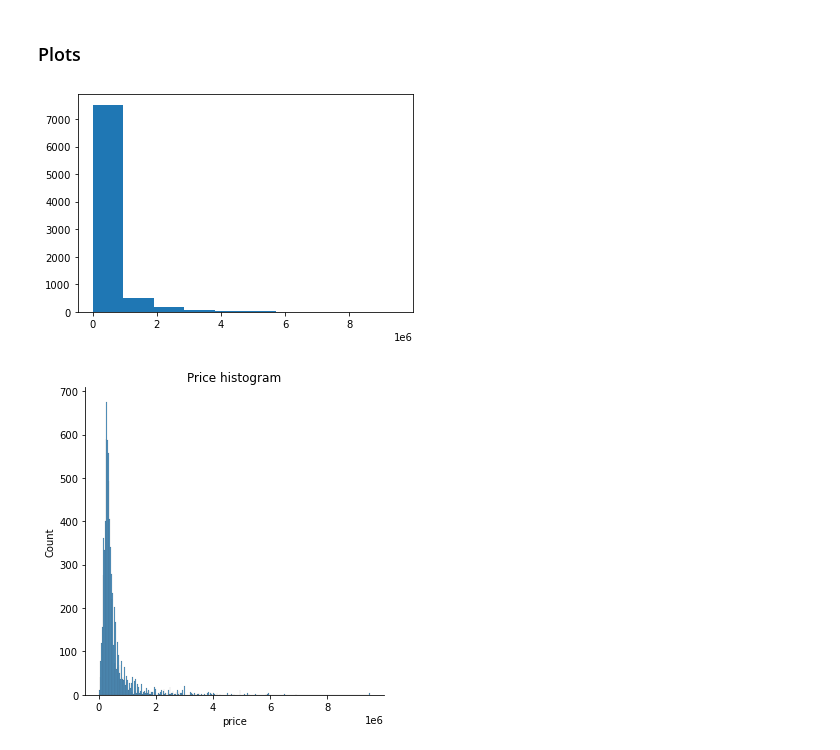
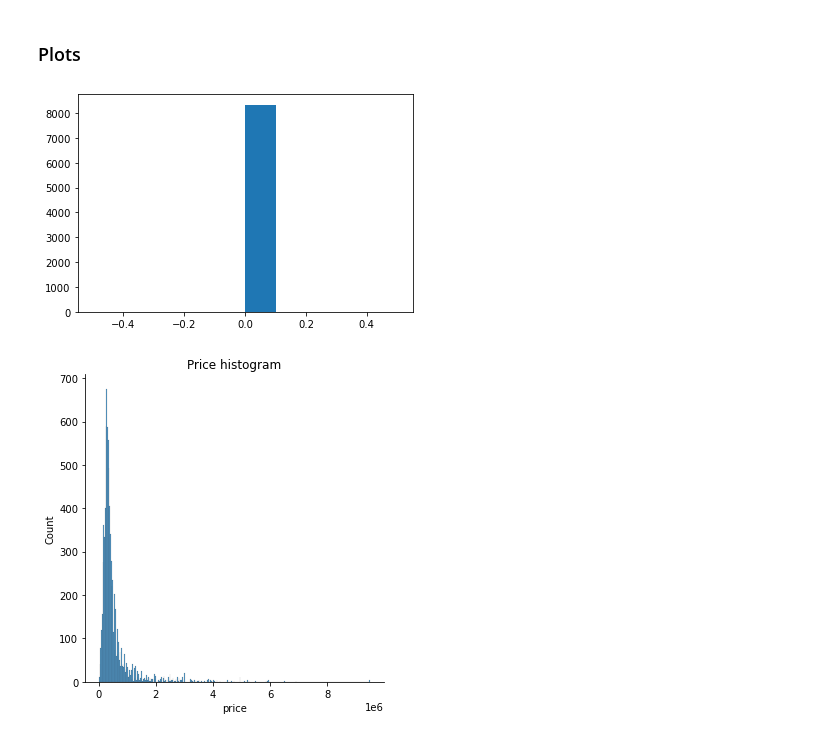
Before and after one commit to mdifils/challenge-data-analysis, a Jupyter notebook: cleaning.ipynb, the cells around one changed output. Saved outputs shown, nothing was run; the diff lists cells and outputs as text; code cells hidden in the pictures.

```diff
--- a/cleaning.ipynb
+++ b/cleaning.ipynb
@@ -221,10 +221,10 @@ df2.corr(method ='pearson')[1:2]
 # %% [markdown]
 ### Plots
 # %%
-plt.hist(x='price',data=df)
+plt.hist(x='property_type',data=df)
 plt.show()
 # %% [output]
-[figure, old version]
+[figure, new version]
 # %%
 sns.displot(data=df, x='price')
 plt.title('Price histogram');
```
Also changed, not shown: parts of 3 cells of this notebook, 2 other files.
